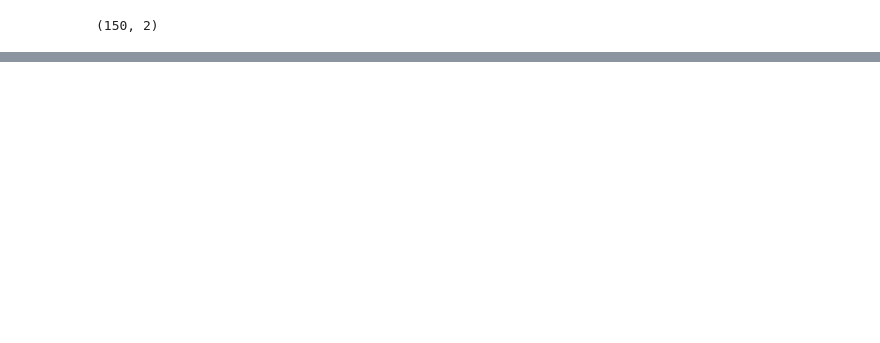
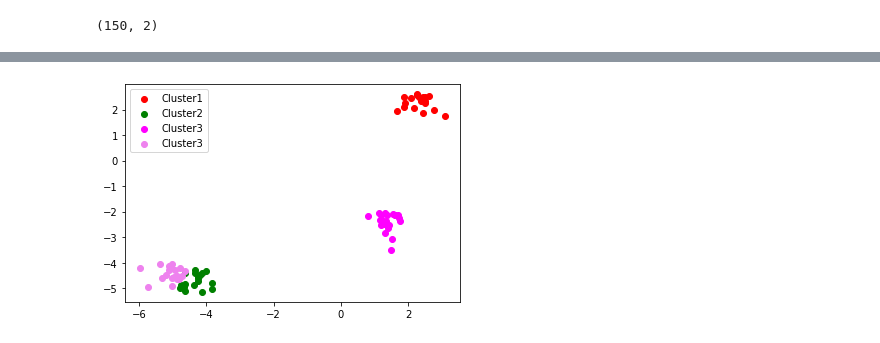
Before and after one commit to Ultrasubha/MyCodes, a Jupyter notebook: Machine Learning/ML2/clustering.ipynb, the cells around one changed output, grey strips where cells are left out. Saved outputs shown, nothing was run; the diff lists cells and outputs as text; code cells hidden in the pictures; blank space fills up the shorter version.

```diff
--- a/Machine Learning/ML2/clustering.ipynb
+++ b/Machine Learning/ML2/clustering.ipynb
@@ -65,0 +71,8 @@ ERROR: You must give at least one requirement to install (see "pip help install"
+# %%
+error=[]
+for i in range(1,10):
+    print("Number of clusters: ",i)
+    km=KMeans(n_clusters=i)
+    y = km.fit_predict(data)
+    error.append(km.inertia_)
+    print(km.inertia_)
@@ -65,0 +98,9 @@ ERROR: You must give at least one requirement to install (see "pip help install"
+# %%
+plt.scatter(data[y==0,0], data[y==0,1], c='red', label='Cluster1')
+plt.scatter(data[y==1,0], data[y==1,1], c='green', label='Cluster2')
+plt.scatter(data[y==2,0], data[y==2,1], c='magenta', label='Cluster3')
+plt.scatter(data[y==3,0], data[y==3,1], c='violet', label='Cluster3')
+plt.legend()
+plt.show()
+# %% [output]
+[figure, added]
```
Also changed, not shown: parts of 14 cells of this notebook, 3 other files.
